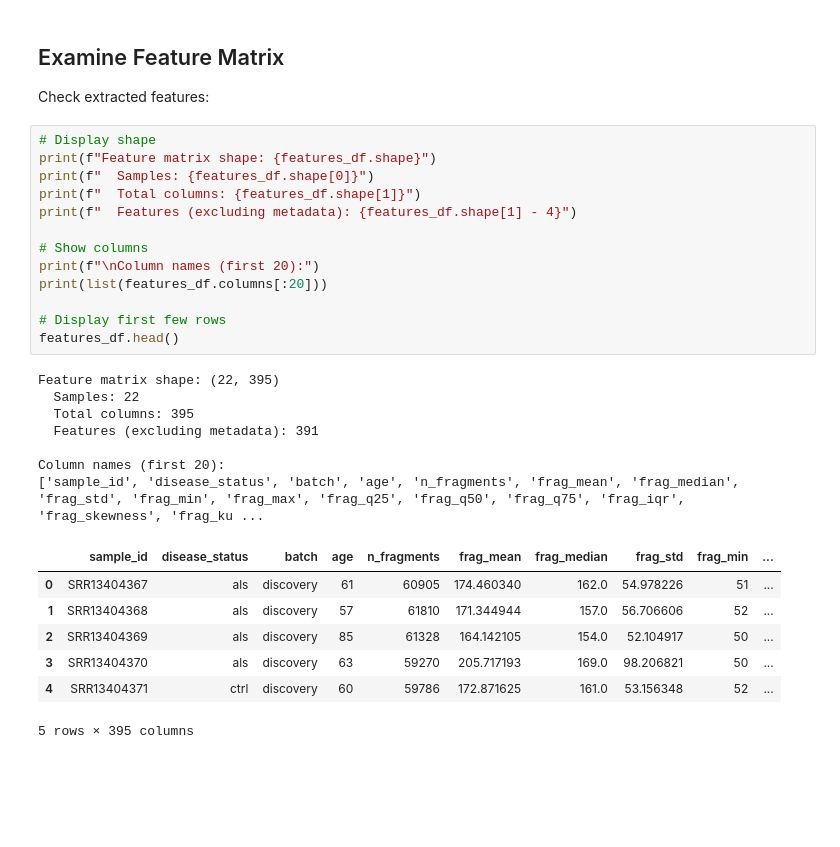
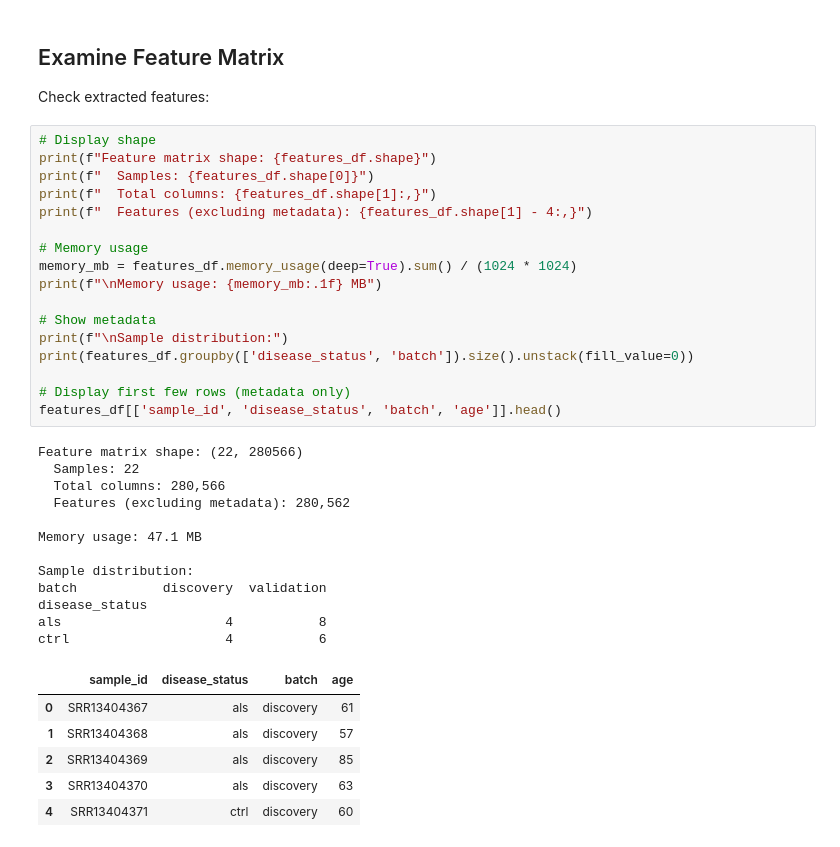
Before and after one commit to maggiebr0wn/wgbs_classifier, a Jupyter notebook: notebooks/03_feature_extraction.ipynb, the cells around one changed output. Drawn from its saved outputs; the diff is of its cells as text; blank space fills up the shorter version.

```diff
--- a/notebooks/03_feature_extraction.ipynb
+++ b/notebooks/03_feature_extraction.ipynb
@@ -82,31 +143,39 @@ Check extracted features:
 # %%
 # Display shape
 print(f"Feature matrix shape: {features_df.shape}")
 print(f"  Samples: {features_df.shape[0]}")
-print(f"  Total columns: {features_df.shape[1]}")
-print(f"  Features (excluding metadata): {features_df.shape[1] - 4}")
+print(f"  Total columns: {features_df.shape[1]:,}")
+print(f"  Features (excluding metadata): {features_df.shape[1] - 4:,}")
 
-# Show columns
-print(f"\nColumn names (first 20):")
-print(list(features_df.columns[:20]))
+# Memory usage
+memory_mb = features_df.memory_usage(deep=True).sum() / (1024 * 1024)
+print(f"\nMemory usage: {memory_mb:.1f} MB")
 
-# Display first few rows
-features_df.head()
+# Show metadata
+print(f"\nSample distribution:")
+print(features_df.groupby(['disease_status', 'batch']).size().unstack(fill_value=0))
+
+# Display first few rows (metadata only)
+features_df[['sample_id', 'disease_status', 'batch', 'age']].head()
 # %% [output]
-Feature matrix shape: (22, 395)
+Feature matrix shape: (22, 280566)
   Samples: 22
-  Total columns: 395
-  Features (excluding metadata): 391
+  Total columns: 280,566
+  Features (excluding metadata): 280,562
 
-Column names (first 20):
-['sample_id', 'disease_status', 'batch', 'age', 'n_fragments', 'frag_mean', 'frag_median', 'frag_std', 'frag_min', 'frag_max', 'frag_q25', 'frag_q50', 'frag_q75', 'frag_iqr', 'frag_skewness', 'frag_ku ...
+Memory usage: 47.1 MB
+
+Sample distribution:
+batch           discovery  validation
+disease_status
+als                     4           8
+ctrl                    4           6
-|  | sample_id | disease_status | batch | age | n_fragments | frag_mean | frag_median | frag_std | frag_min | ... |
-| 0 | SRR13404367 | als | discovery | 61 | 60905 | 174.460340 | 162.0 | 54.978226 | 51 | ... |
-| 1 | SRR13404368 | als | discovery | 57 | 61810 | 171.344944 | 157.0 | 56.706606 | 52 | ... |
-| 2 | SRR13404369 | als | discovery | 85 | 61328 | 164.142105 | 154.0 | 52.104917 | 50 | ... |
-| 3 | SRR13404370 | als | discovery | 63 | 59270 | 205.717193 | 169.0 | 98.206821 | 50 | ... |
-| 4 | SRR13404371 | ctrl | discovery | 60 | 59786 | 172.871625 | 161.0 | 53.156348 | 52 | ... |
+|  | sample_id | disease_status | batch | age |
+| 0 | SRR13404367 | als | discovery | 61 |
+| 1 | SRR13404368 | als | discovery | 57 |
+| 2 | SRR13404369 | als | discovery | 85 |
+| 3 | SRR13404370 | als | discovery | 63 |
+| 4 | SRR13404371 | ctrl | discovery | 60 |
-5 rows × 395 columns
 # %%
 # Count features by type
 feature_types = {
```
Also changed, not shown: parts of 24 cells of this notebook.
